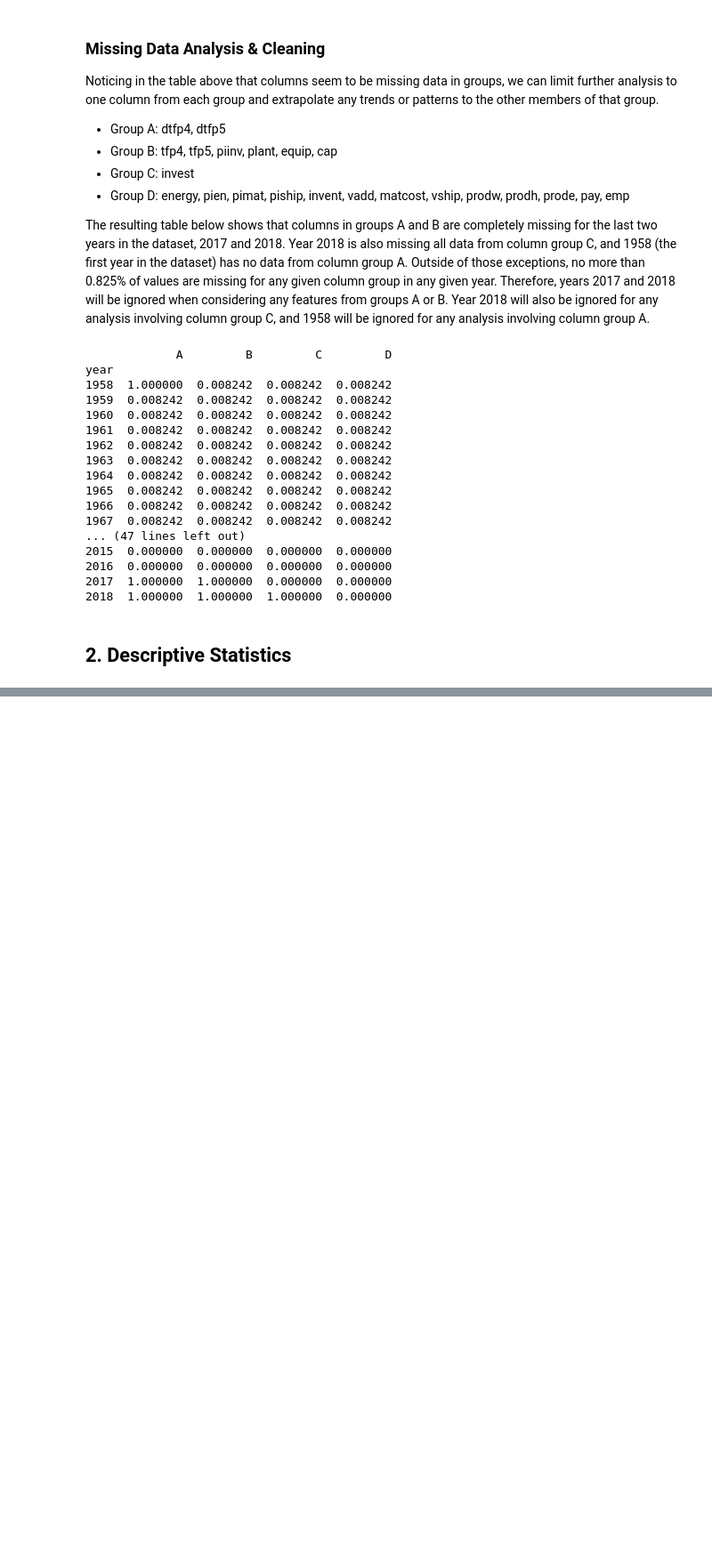
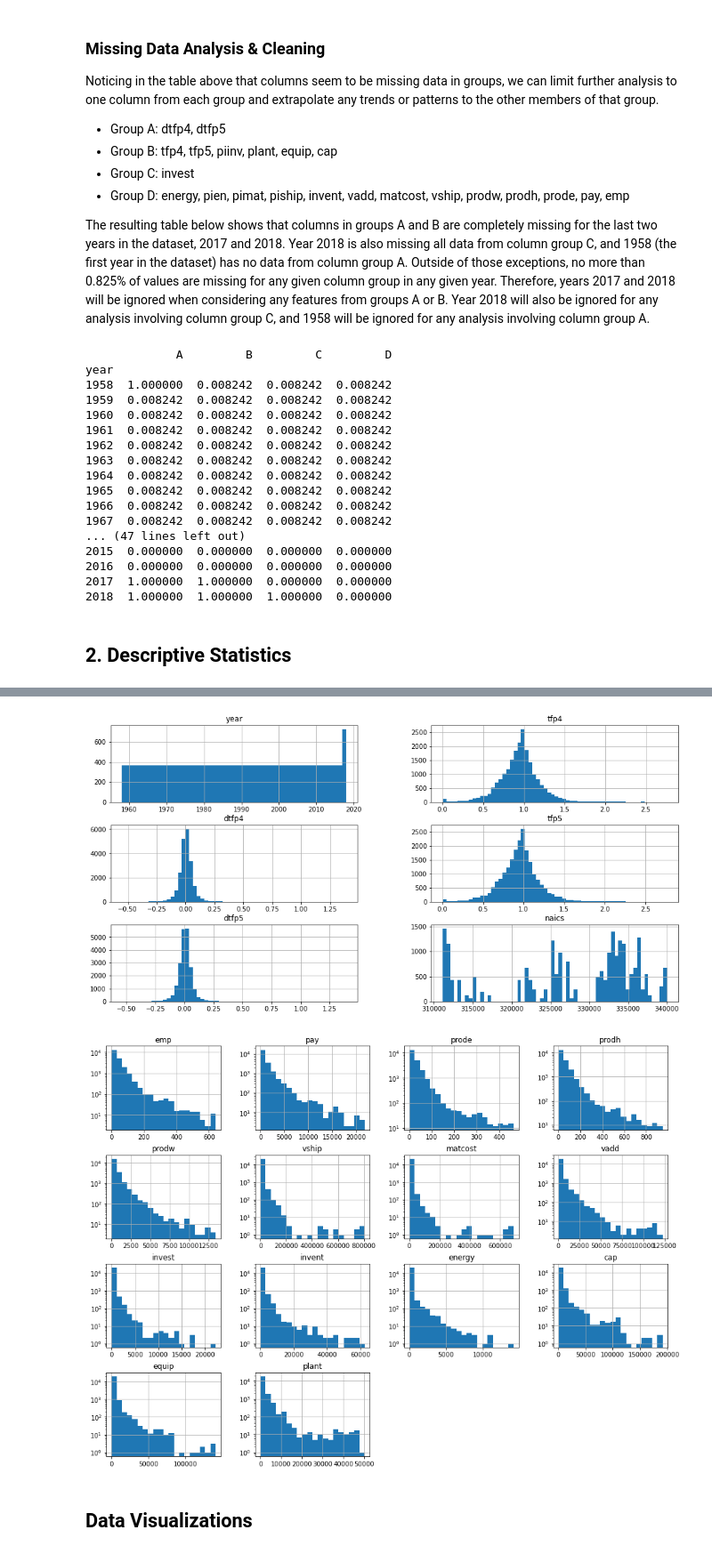
Before and after one commit to yairg98/Data-Driven-Problem-Solving, a Jupyter notebook: Midterm Project/Part 2/part2.ipynb, the cells around one changed output, grey strips where cells are left out. Shown at 89% size. Saved outputs shown, nothing was run; the diff lists cells and outputs as text; code cells hidden in the pictures; blank space fills up the shorter version.

```diff
--- a/Midterm Project/Part 2/part2.ipynb
+++ b/Midterm Project/Part 2/part2.ipynb
@@ -131,0 +171,14 @@ year
+# %%
+# Plot year, industry code, and TFP/dTFP distribution (linear scale)
+fig1 = df[['year','tfp4','dtfp4','tfp5','dtfp5','naics']].hist(
+    bins=60, figsize=(16,8), log=False)
+
+# Plot other column distributions on logarithmic scale
+fig2 = df[['emp','pay','prode','prodh','prodw','vship','matcost','vadd',
+    'invest','invent','energy','cap','equip','plant']].hist(
+    bins=20, figsize=(16,12), log=True)
+# %% [output]
+[figure, added]
+[figure, added]
+# %% [markdown]
+## Data Visualizations
```
Also changed, not shown: parts of 7 cells of this notebook.
